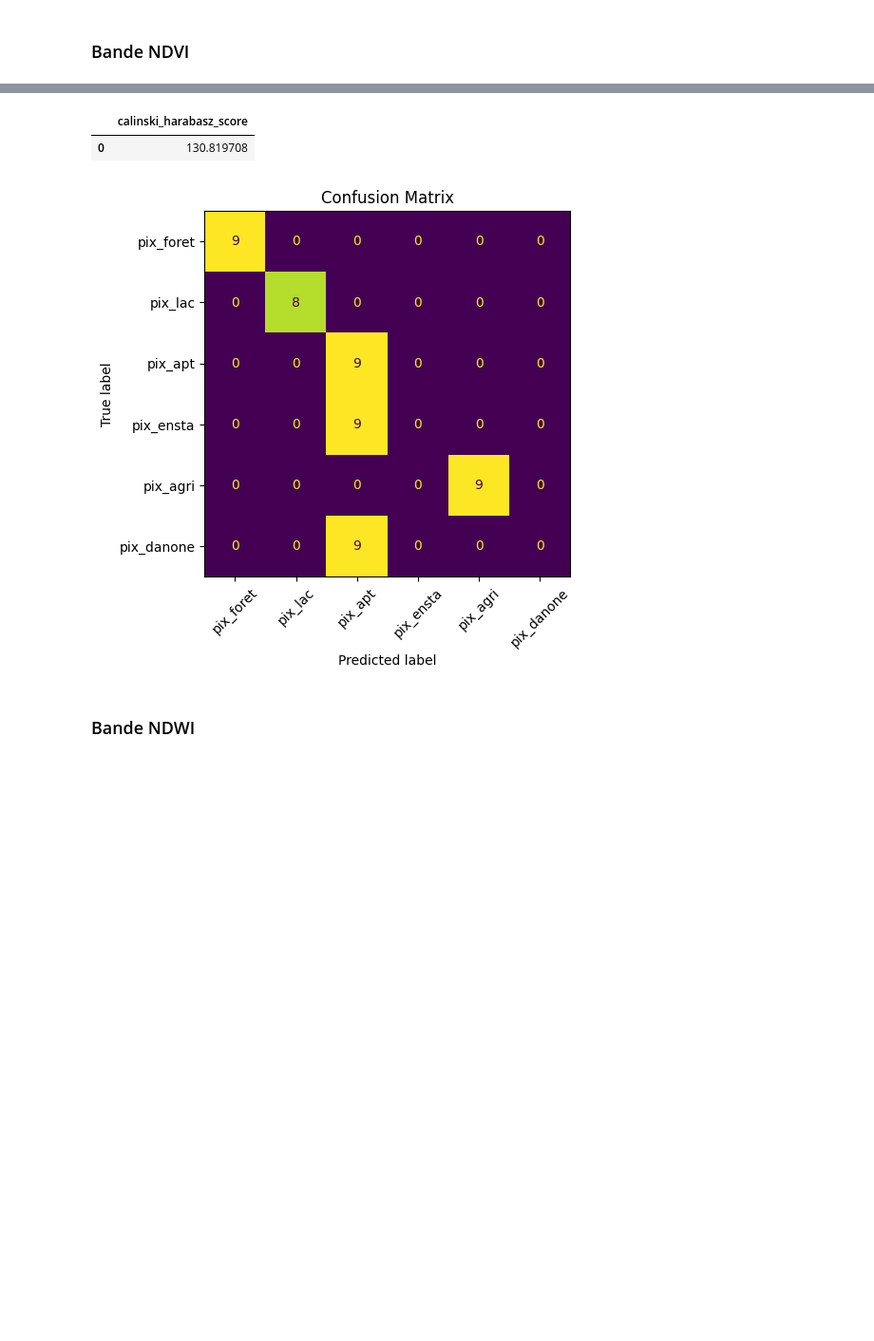
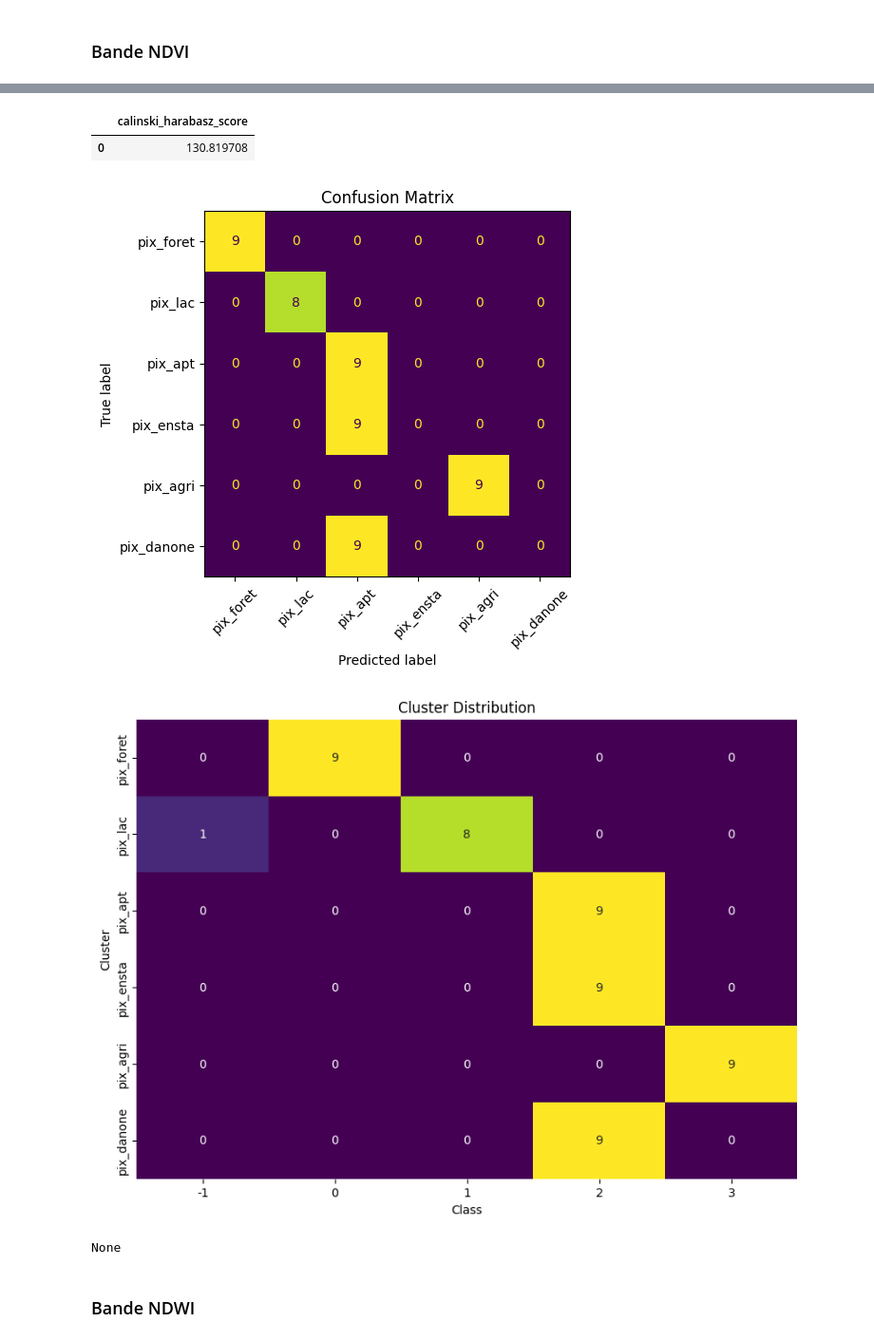
Before and after one commit to Projet-fil-rouge-IODAA/FilRouge_territoires, a Jupyter notebook: scripts/scripts_python/DTW_univarie_clusters.ipynb, the cells around one changed output, grey strips where cells are left out. Shown: that part at 95% size. Drawn from its saved outputs; the diff is of its cells as text; code cells hidden in the pictures; blank space fills up the shorter version.

```diff
--- a/scripts/scripts_python/DTW_univarie_clusters.ipynb
+++ b/scripts/scripts_python/DTW_univarie_clusters.ipynb
@@ -204,28 +204,31 @@ Nombre de point aberrantes: 3
 # %%
 matrice = np.delete(matrice_ndvi,22,1)
 db_ = DBSCAN(eps=2.5, min_samples=4, metric='precomputed').fit(matrice_dtw(matrice, euclidean))
 yhat = db_.labels_
 display(yhat)
 n_clusters = len(set(yhat)) - (1 if -1 in yhat else 0)
 n_aberrantes = list(yhat).count(-1)
 print("Nombre de clusters: %d" % n_clusters)
 print("Nombre de point aberrantes: %d" % n_aberrantes)
 eval_ = evaluator_de_experiences(yhat, pixels_de_interet, dic_de_pixels, matrice)
 eval_.confusion_matrix()
 display(eval_.metrics_classif())
 display(eval_.metrics_clustering())
+display(eval_.cluster_distribution())
 # %% [output]
 array([ 0,  0,  0,  0,  0,  0,  0,  0,  0,  1,  1,  1, -1,  1,  1,  1,  1,
         1,  2,  2,  2,  2,  2,  2,  2,  2,  2,  2,  2,  2,  2,  2,  2,  2,
         2,  2,  3,  3,  3,  3,  3,  3,  3,  3,  3,  2,  2,  2,  2,  2,  2,
         2,  2,  2])
 Nombre de clusters: 4
 Nombre de point aberrantes: 1
 |  | accuracy | f1_score |
 | 0 | 0.660377 | 0.583333 |
 |  | calinski_harabasz_score |
 | 0 | 130.819708 |
 [figure]
+[figure, added]
+None
 # %% [markdown]
 ### Bande NDWI
 # %%
```
Also changed, not shown: parts of 1 cell of this notebook, 2 other files.
